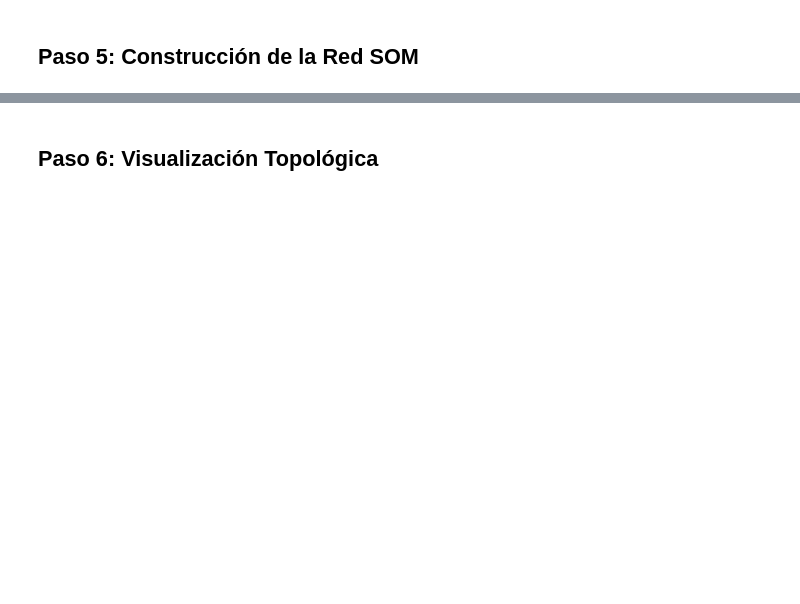
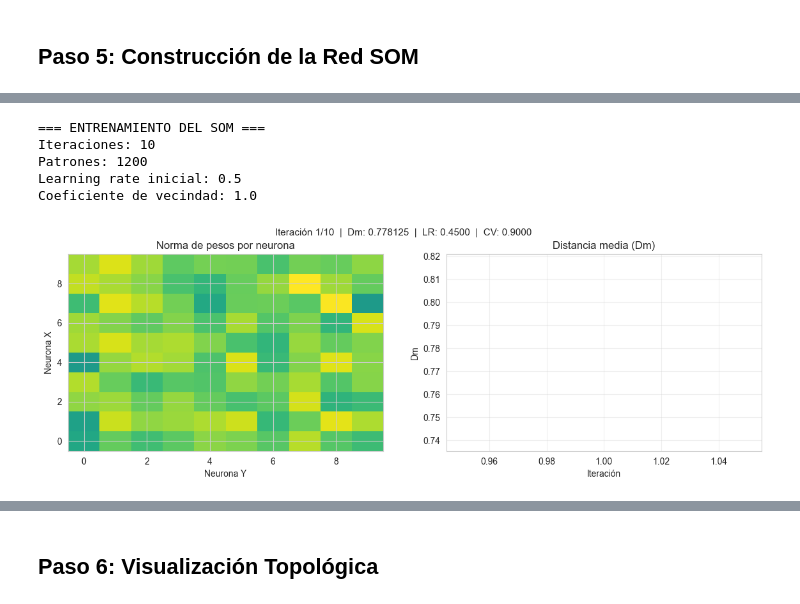
Before and after one commit to Aisaac123/AI_API, a Jupyter notebook: notebooks/Kohonen_Problema1_Estudiantes.ipynb, the cells around one changed output, grey strips where cells are left out. Saved outputs shown, nothing was run; the diff lists cells and outputs as text; code cells hidden in the pictures; blank space fills up the shorter version.

```diff
--- a/notebooks/Kohonen_Problema1_Estudiantes.ipynb
+++ b/notebooks/Kohonen_Problema1_Estudiantes.ipynb
@@ -164,7 +270,7 @@ n_neuronas = map_size_x * map_size_y
 
 learning_rate = 0.5
 coeficiente_vecindad = 1.0
-num_iteraciones = 1000
+num_iteraciones = 10
 
 print("=== CONFIGURACIÓN DE LA RED SOM ===")
 print(f"Número de entradas: {n_entradas}")
@@ -216,4 +347,8 @@ print(f"  Máximo: {W.max():.4f}")
 # %%
+from IPython.display import clear_output
+import matplotlib.pyplot as plt
+import numpy as np
+
 print("=== ENTRENAMIENTO DEL SOM ===")
 print(f"Iteraciones: {num_iteraciones}")
 print(f"Patrones: {X.shape[0]}")
@@ -223,46 +358,85 @@ print(f"Coeficiente de vecindad: {coeficiente_vecindad}\n")
 dm_historia = []
 W_historia = []
 winner_indices = np.zeros(X.shape[0], dtype=int)
+W_historia.append(W.copy())
 
-W_historia.append(W.copy())
+# celda de gráfica separada — se actualiza en vivo
+fig, axes = plt.subplots(1, 2, figsize=(14, 4))
+plt.ion()
 
 for iteracion in range(1, num_iteraciones + 1):
     lr_actual = learning_rate * (1 - iteracion / num_iteraciones)
     cv_actual = coeficiente_vecindad * (1 - iteracion / num_iteraciones)
 
     distancias_vencedoras = []
 
     for p in range(X.shape[0]):
         patron = X[p]
-
         distancias = np.zeros(n_neuronas)
         for n in range(n_neuronas):
             distancias[n] = np.sqrt(np.sum((patron - W[:, n])**2))
 
         indice_ganador = np.argmin(distancias)
-        dist_ganadora = distancias[indice_ganador]
-        distancias_vencedoras.append(dist_ganadora)
+        distancias_vencedoras.append(distancias[indice_ganador])
         winner_indices[p] = indice_ganador
 
         indices_vecinas = encontrar_vecinas(indice_ganador, cv_actual, map_size_x, map_size_y)
-
         W[:, indice_ganador] += lr_actual * (patron - W[:, indice_ganador])
-
         for idx in indices_vecinas:
             W[:, idx] += lr_actual * (patron - W[:, idx])
 
     dm = np.mean(distancias_vencedoras)
     dm_historia.append(dm)
+    W_historia.append(W.copy())
 
-    if iteracion % 100 == 0:
-        W_historia.append(W.copy())
+    # --- gráfica en vivo (solo limpia la figura, no el output de texto) ---
+    W_grid = W.T.reshape(map_size_x, map_size_y, n_entradas)
+    normas = np.linalg.norm(W_grid, axis=2)
 
-    if iteracion % 100 == 0:
-        print(f"Iteración {iteracion}/{num_iteraciones} - Dm: {dm:.6f} - LR: {lr_actual:.4f} - CV: {cv_actual:.4f}")
+    axes[0].cla()
+    axes[1].cla()
 
-W_historia.append(W.copy())
+    im = axes[0].imshow(normas, cmap='viridis', origin='lower', aspect='auto', vmin=0)
+    axes[0].set_title('Norma de pesos por neurona')
+    axes[0].set_xlabel('Neurona Y')
+    axes[0].set_ylabel('Neurona X')
 
-print(f"\n=== ENTRENAMIENTO COMPLETADO ===")
-print(f"Dm final: {dm_historia[-1]:.6f}")
+    axes[1].plot(range(1, len(dm_historia) + 1), dm_historia, color='steelblue', linewidth=1.5)
+    axes[1].set_title('Distancia media (Dm)')
+    axes[1].set_xlabel('Iteración')
+    axes[1].set_ylabel('Dm')
+    axes[1].grid(True, alpha=0.3)
+
+    fig.suptitle(f'Iteración {iteracion}/{num_iteraciones}  |  Dm: {dm:.6f}  |  LR: {lr_actual:.4f}  |  CV: {cv_actual:.4f}', fontsize=11)
+    fig.canvas.draw()
+    plt.pause(0.01)
+
+    # --- texto: se acumula porque NO hay clear_output ---
+    print(f"\n{'='*60}")
+    print(f"MATRIZ DE PESOS — Iteración {iteracion}/{num_iteraciones}")
+    print(f"{'='*60}")
+    print(f"Dm: {dm:.6f}  |  LR: {lr_actual:.4f}  |  CV: {cv_actual:.4f}")
+    print(f"\nEstadísticas globales:")
+    print(f"  Min:  {W.min():.4f}  |  Max: {W.max():.4f}  |  Mean: {W.mean():.4f}  |  Std: {W.std():.4f}")
+    print(f"\nPesos por entrada (media sobre todas las neuronas):")
+    for i in range(n_entradas):
+        barra = '█' * int(W[i].mean() * 20)
+        print(f"  Entrada {i+1:>2}: {W[i].mean():.4f}  {barra}")
+    print(f"\nMatriz completa W ({n_entradas}x{n_neuronas}):")
+    print(np.array2string(W, precision=4, suppress_small=True, max_line_width=120))
+
+plt.ioff()
+plt.show()
+
+print(f"\n{'='*60}")
+print(f"=== ENTRENAMIENTO COMPLETADO ===")
+print(f"Dm final:   {dm_historia[-1]:.6f}")
 print(f"Dm inicial: {dm_historia[0]:.6f}")
-print(f"Reducción: {((dm_historia[0] - dm_historia[-1]) / dm_historia[0] * 100):.2f}%")
+print(f"Reducción:  {((dm_historia[0] - dm_historia[-1]) / dm_historia[0] * 100):.2f}%")
+# %% [output]
+=== ENTRENAMIENTO DEL SOM ===
+Iteraciones: 10
+Patrones: 1200
+Learning rate inicial: 0.5
+Coeficiente de vecindad: 1.0
+[figure, added]
```
Also changed, not shown: parts of 26 cells of this notebook, 2 other files.
